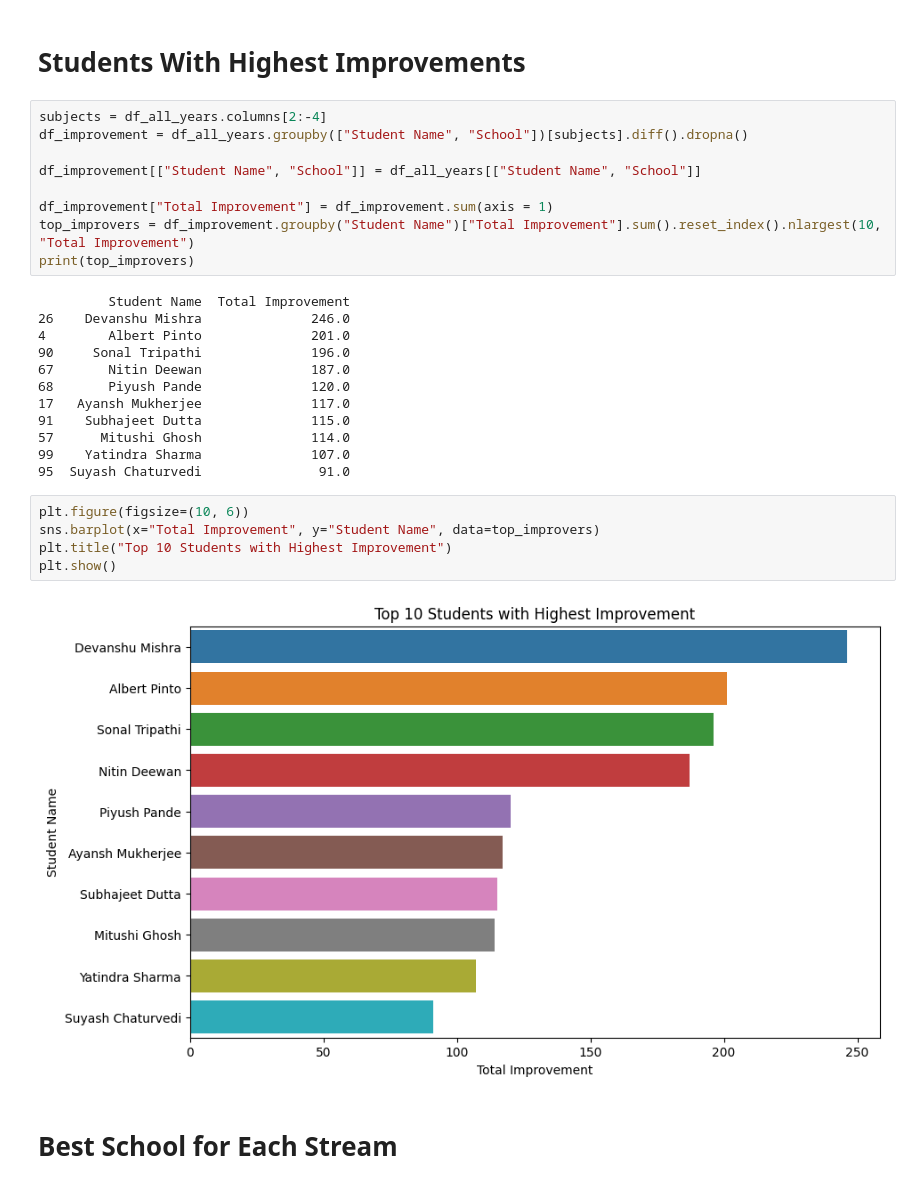
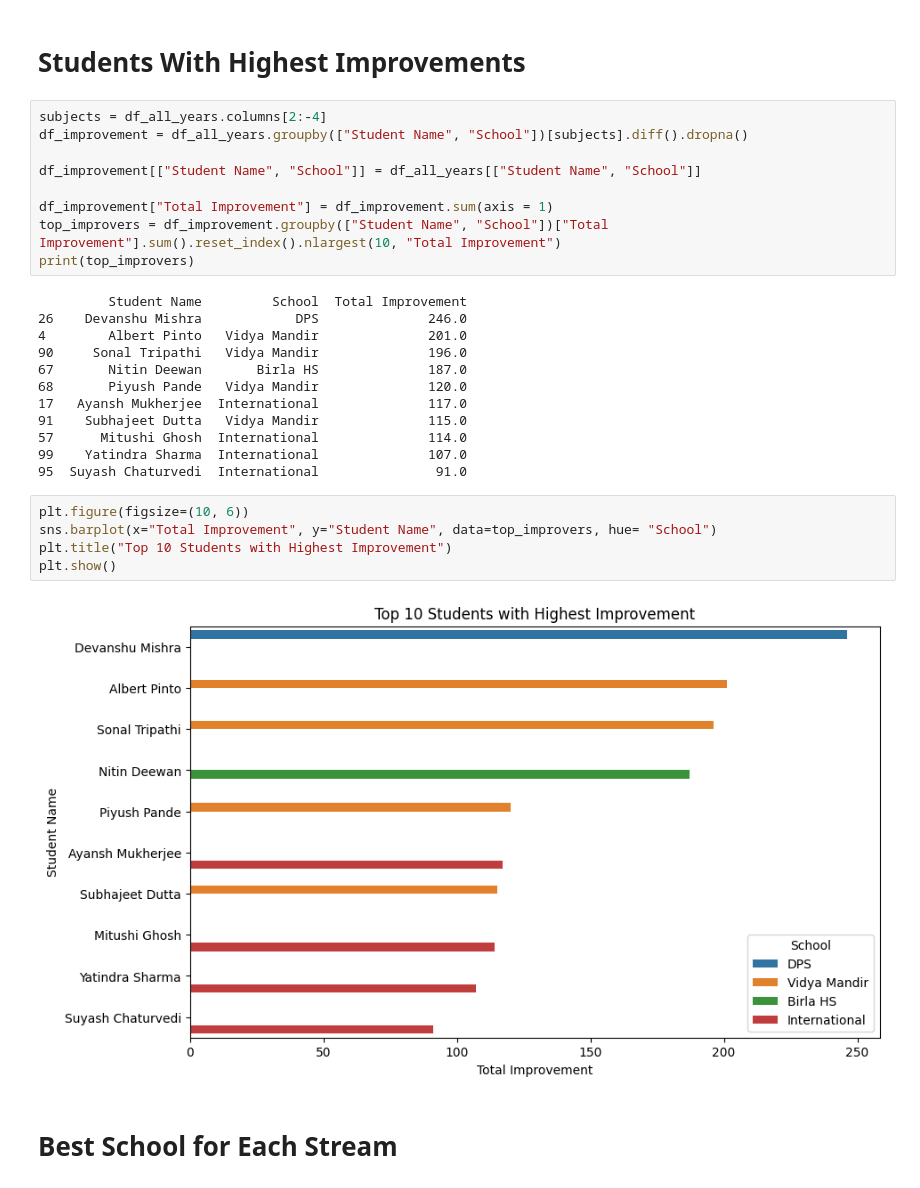
Before and after one commit to Disco-Danny/Next-Labs, a Jupyter notebook: Analysis.ipynb, the cells around one changed output. Drawn from its saved outputs; the diff is of its cells as text.

```diff
--- a/Analysis.ipynb
+++ b/Analysis.ipynb
@@ -114,27 +114,27 @@ df_improvement = df_all_years.groupby(["Student Name", "School"])[subjects].diff
 df_improvement[["Student Name", "School"]] = df_all_years[["Student Name", "School"]]
 
 df_improvement["Total Improvement"] = df_improvement.sum(axis = 1)
-top_improvers = df_improvement.groupby("Student Name")["Total Improvement"].sum().reset_index().nlargest(10, "Total Improvement")
+top_improvers = df_improvement.groupby(["Student Name", "School"])["Total Improvement"].sum().reset_index().nlargest(10, "Total Improvement")
 print(top_improvers)
 # %% [output]
-         Student Name  Total Improvement
-26    Devanshu Mishra              246.0
-4        Albert Pinto              201.0
-90     Sonal Tripathi              196.0
-67       Nitin Deewan              187.0
-68       Piyush Pande              120.0
-17   Ayansh Mukherjee              117.0
-91    Subhajeet Dutta              115.0
-57      Mitushi Ghosh              114.0
-99    Yatindra Sharma              107.0
-95  Suyash Chaturvedi               91.0
+         Student Name         School  Total Improvement
+26    Devanshu Mishra            DPS              246.0
+4        Albert Pinto   Vidya Mandir              201.0
+90     Sonal Tripathi   Vidya Mandir              196.0
+67       Nitin Deewan       Birla HS              187.0
+68       Piyush Pande   Vidya Mandir              120.0
+17   Ayansh Mukherjee  International              117.0
+91    Subhajeet Dutta   Vidya Mandir              115.0
+57      Mitushi Ghosh  International              114.0
+99    Yatindra Sharma  International              107.0
+95  Suyash Chaturvedi  International               91.0
 # %%
 plt.figure(figsize=(10, 6))
-sns.barplot(x="Total Improvement", y="Student Name", data=top_improvers)
+sns.barplot(x="Total Improvement", y="Student Name", data=top_improvers, hue= "School")
 plt.title("Top 10 Students with Highest Improvement")
 plt.show()
 # %% [output]
-[figure, old version]
+[figure, new version]
 # %% [markdown]
 # Best School for Each Stream
 # %%
```
